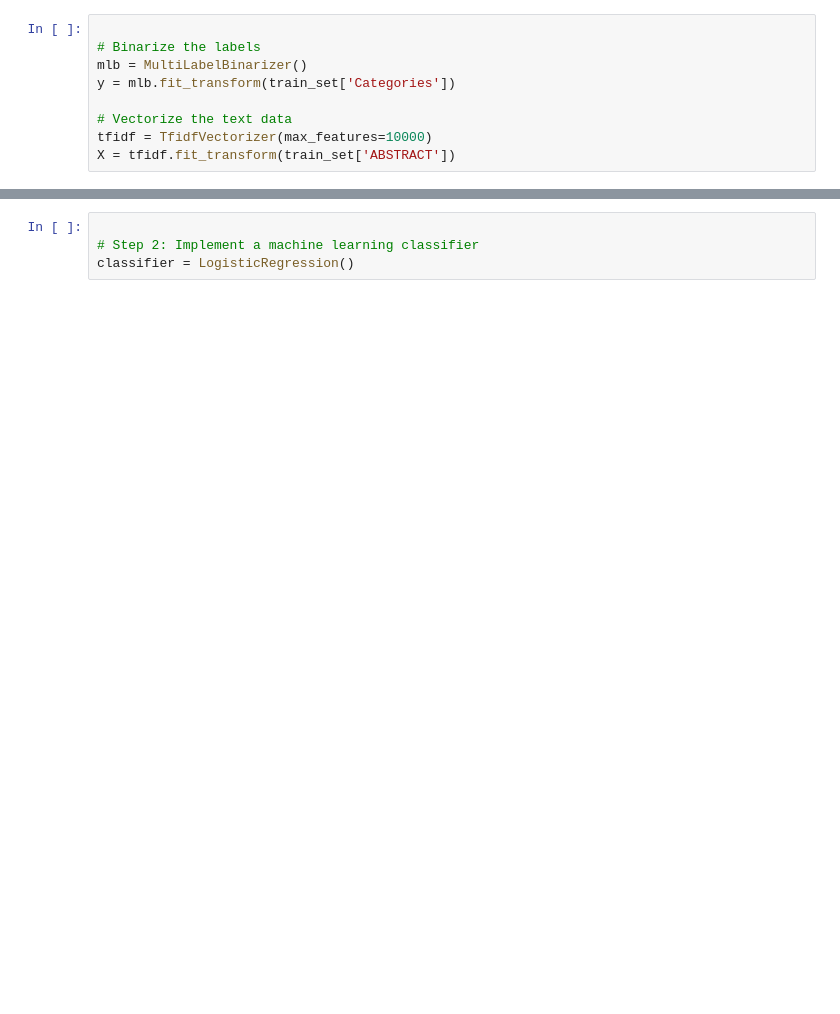
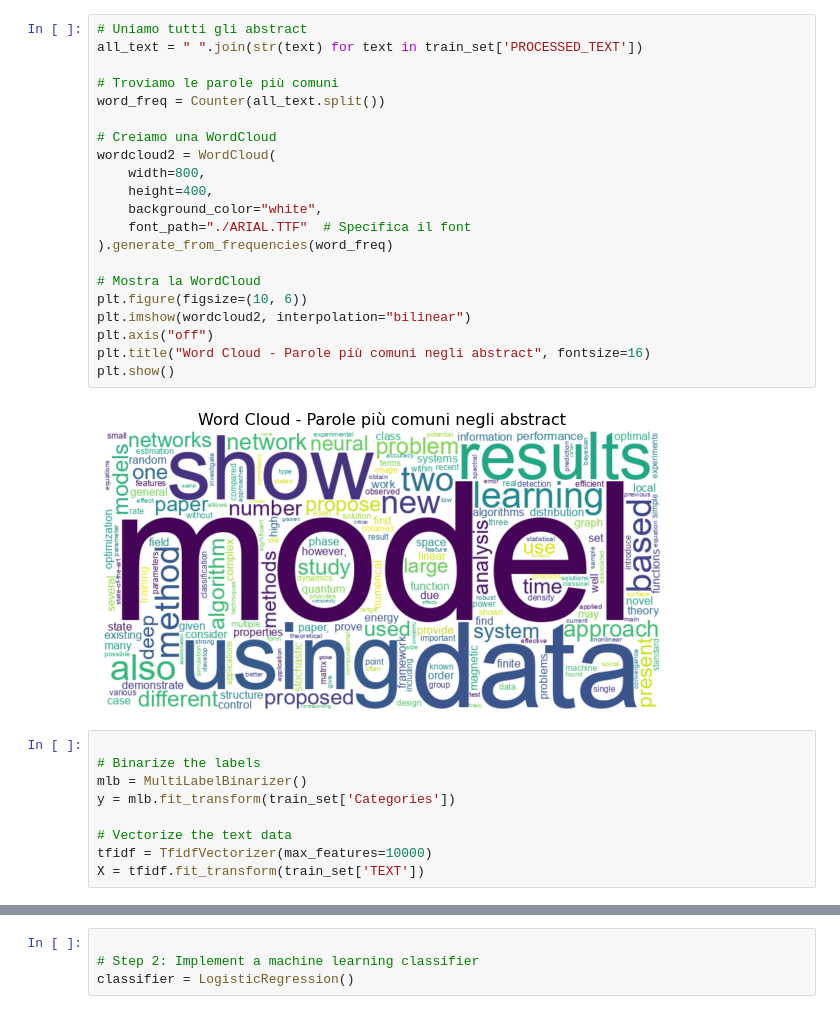
Before and after one commit to itsrocchi/ml4mde_sciclass, a Jupyter notebook: project copy.ipynb, the cells around one changed output, grey strips where cells are left out. Cells and saved outputs as stored; diff of their text form; blank space fills up the shorter version.

```diff
--- a/project copy.ipynb
+++ b/project copy.ipynb
@@ -162,3 +214,26 @@ plt.show()
+# %%
+# Uniamo tutti gli abstract
+all_text = " ".join(str(text) for text in train_set['PROCESSED_TEXT'])
+
+# Troviamo le parole più comuni
+word_freq = Counter(all_text.split())
+
+# Creiamo una WordCloud
+wordcloud2 = WordCloud(
+    width=800,
+    height=400,
+    background_color="white",
+    font_path="./ARIAL.TTF"  # Specifica il font
+).generate_from_frequencies(word_freq)
+
+# Mostra la WordCloud
+plt.figure(figsize=(10, 6))
+plt.imshow(wordcloud2, interpolation="bilinear")
+plt.axis("off")
+plt.title("Word Cloud - Parole più comuni negli abstract", fontsize=16)
+plt.show()
+# %% [output]
+[figure, added]
 # %%
 
 # Binarize the labels
@@ -167,6 +242,6 @@ y = mlb.fit_transform(train_set['Categories'])
 
 # Vectorize the text data
 tfidf = TfidfVectorizer(max_features=10000)
-X = tfidf.fit_transform(train_set['ABSTRACT'])
+X = tfidf.fit_transform(train_set['TEXT'])
 # %%
 y
```
Also changed, not shown: parts of 20 cells of this notebook, 2 other files.
